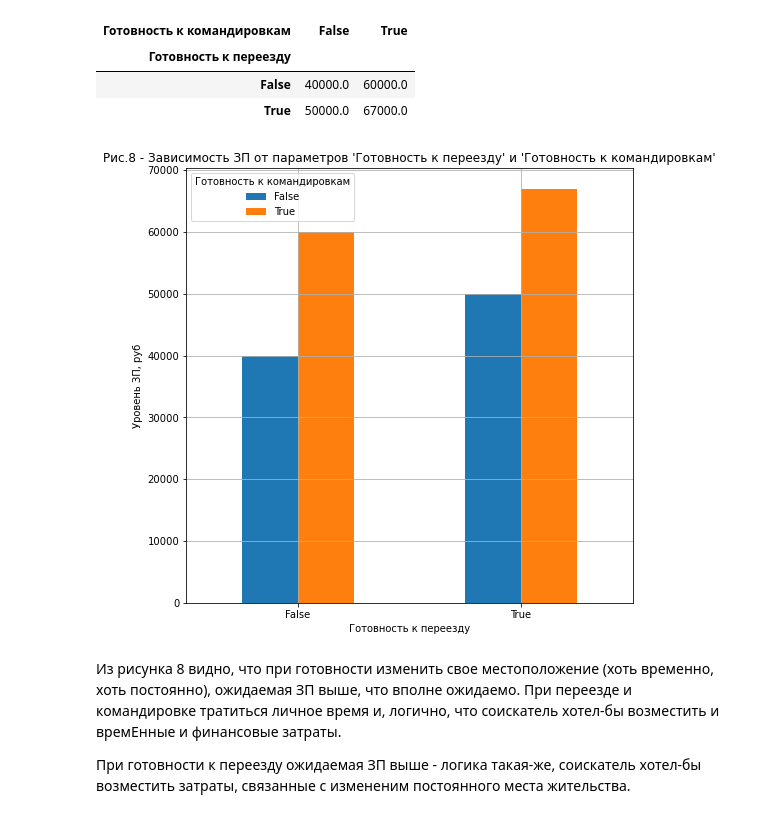
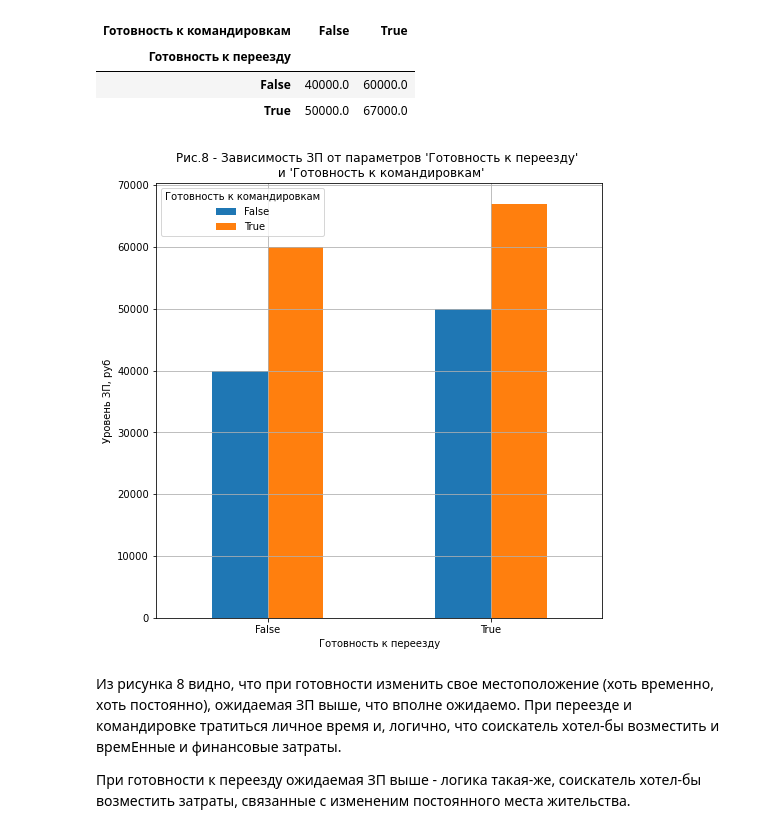
Before and after one commit to ivan-ver/Head_Hunter_Vacansy, a Jupyter notebook: Project_1.ipynb, the cells around one changed output. Saved outputs shown, nothing was run; the diff lists cells and outputs as text; code cells hidden in the pictures.

```diff
--- a/Project_1.ipynb
+++ b/Project_1.ipynb
@@ -573,13 +561,13 @@ pivot_zp_businessTrip_moving
 # %%
 fig_8, axes_8 = plt.subplots(figsize=(8, 8))
 pivot_zp_businessTrip_moving.plot(kind='bar', ax=axes_8)
-axes_8.set_title("Рис.8 - Зависимость ЗП от параметров 'Готовность к переезду' и 'Готовность к командировкам'")
+axes_8.set_title("Рис.8 - Зависимость ЗП от параметров 'Готовность к переезду' \n и 'Готовность к командировкам'")
 axes_8.set_xlabel('Готовность к переезду')
 axes_8.set_ylabel('Уровень ЗП, руб')
 axes_8.tick_params(axis='x', labelrotation = 0)
 axes_8.grid()
 # %% [output]
-[figure, old version]
+[figure, new version]
 # %% [markdown]
 Из рисунка 8 видно, что при готовности изменить свое местоположение (хоть временно, хоть постоянно), ожидаемая ЗП выше, что вполне ожидаемо. При переезде и командировке тратиться личное время и, логично, что соискатель хотел-бы возместить и времЕнные и финансовые затраты.
 
```
Also changed, not shown: parts of 5 cells of this notebook.
